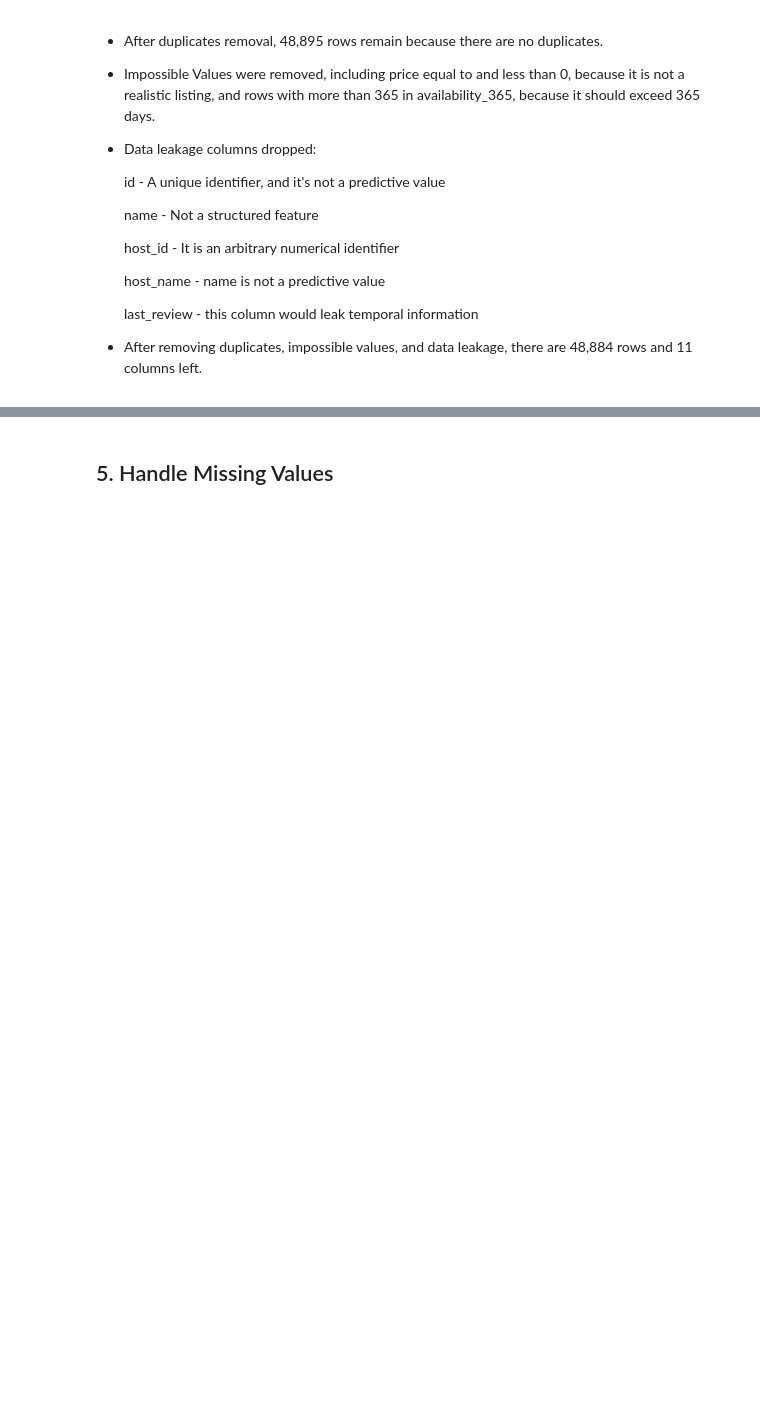
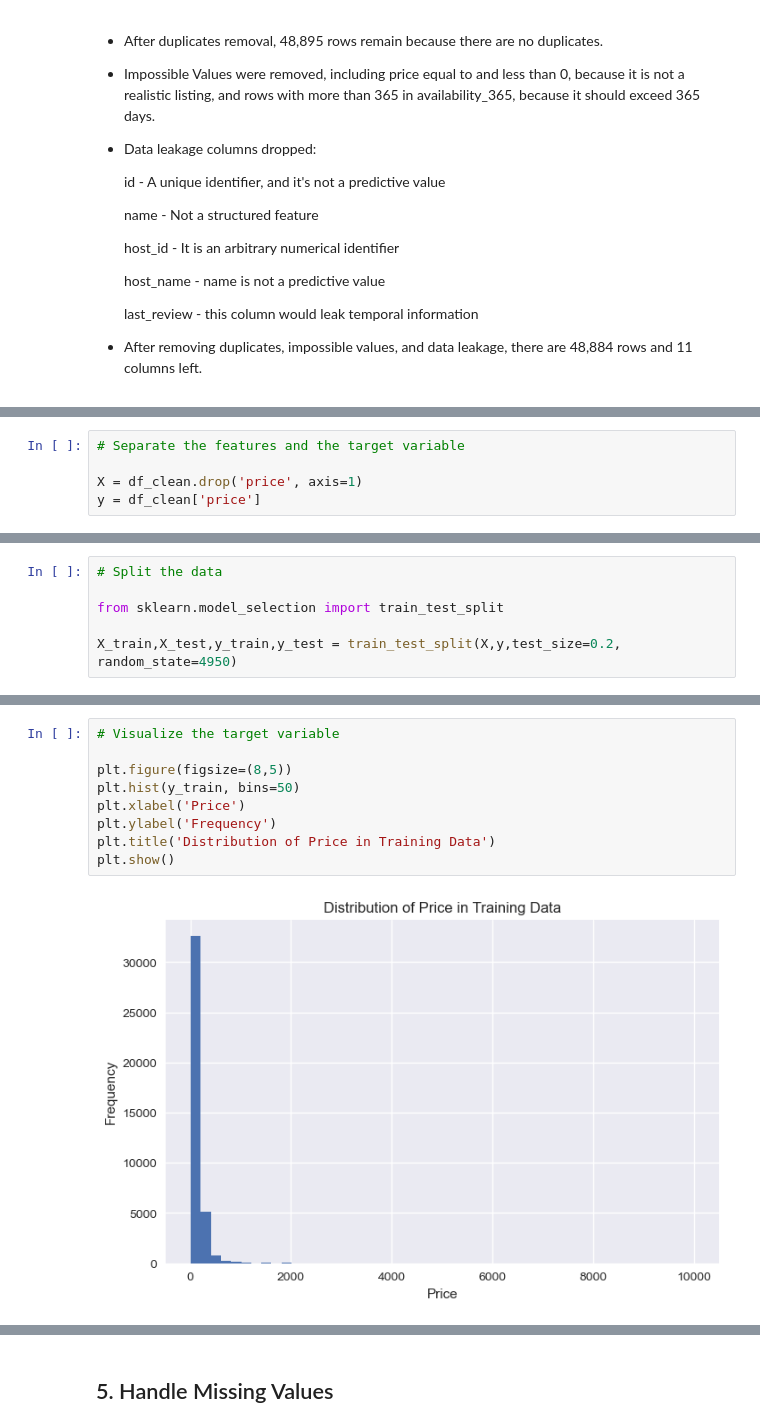
Before and after one commit to MTSU-DATA4950-Capstone-Spring2026/Team7-R1_AirbnbPricing, a Jupyter notebook: notebooks/Team07_02_preprocessing.ipynb, the cells around one changed output, grey strips where cells are left out. Saved outputs shown, nothing was run; the diff lists cells and outputs as text; blank space fills up the shorter version.

Commit message:
Added notebook and data
Finished the preprocessing notebook and added the final preprocessed data to the file

```diff
--- a/notebooks/Team07_02_preprocessing.ipynb
+++ b/notebooks/Team07_02_preprocessing.ipynb
@@ -267,0 +268,5 @@ Dataset shape after all pre-split cleaning: (48884, 11)
+# %%
+# Separate the features and the target variable
+
+X = df_clean.drop('price', axis=1)
+y = df_clean['price']
@@ -267,0 +300,6 @@ Dataset shape after all pre-split cleaning: (48884, 11)
+# %%
+# Split the data
+
+from sklearn.model_selection import train_test_split
+
+X_train,X_test,y_train,y_test = train_test_split(X,y,test_size=0.2, random_state=4950)
@@ -267,0 +332,11 @@ Dataset shape after all pre-split cleaning: (48884, 11)
+# %%
+# Visualize the target variable
+
+plt.figure(figsize=(8,5))
+plt.hist(y_train, bins=50)
+plt.xlabel('Price')
+plt.ylabel('Frequency')
+plt.title('Distribution of Price in Training Data')
+plt.show()
+# %% [output]
+[figure, added]
```
Also changed, not shown: parts of 36 cells of this notebook, 5 other files.
